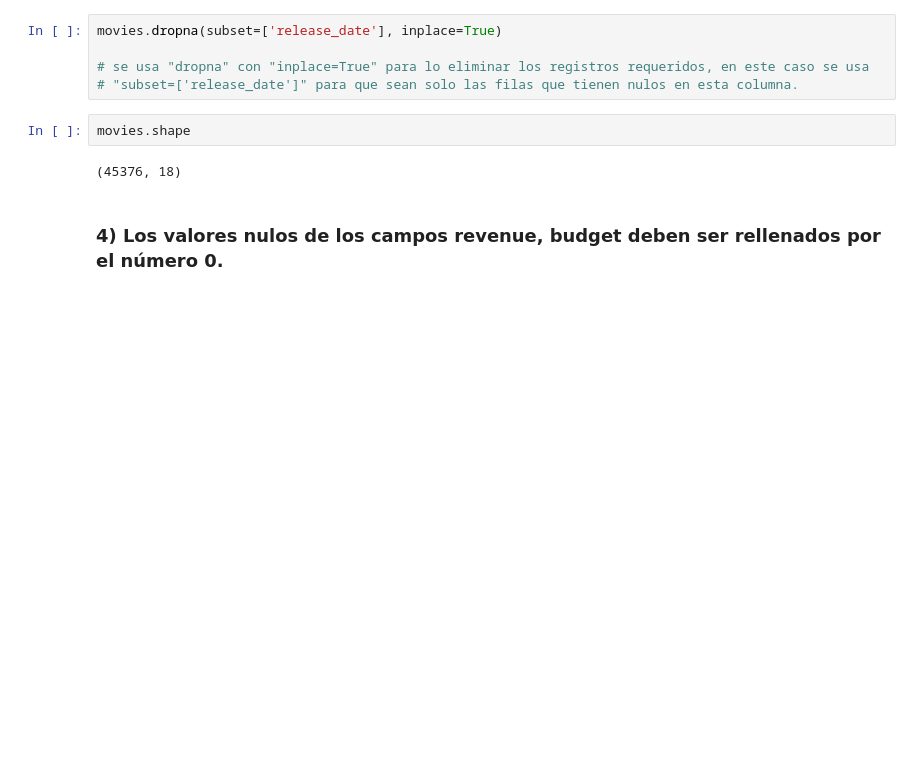
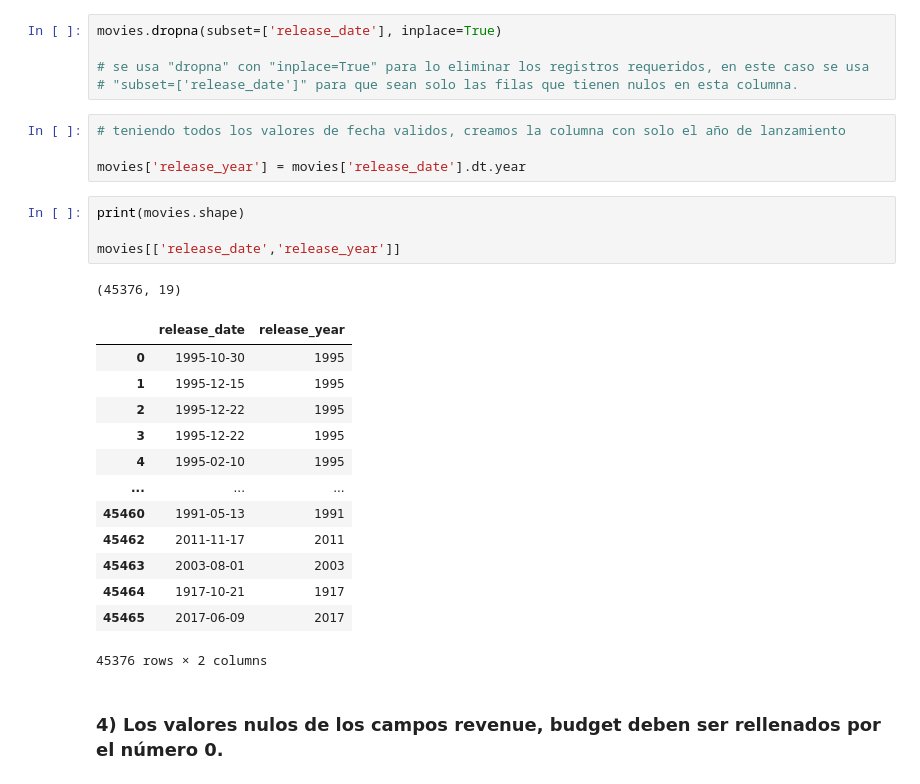
Before and after one commit to Samuel-R-021/Henry-PI01, a Jupyter notebook: Transformaciones.ipynb, the cells around one changed output. Saved outputs shown, nothing was run; the diff lists cells and outputs as text; blank space fills up the shorter version.

```diff
--- a/Transformaciones.ipynb
+++ b/Transformaciones.ipynb
@@ -45,10 +45,29 @@ movies.dropna(subset=['release_date'], inplace=True)
 
 # se usa "dropna" con "inplace=True" para lo eliminar los registros requeridos, en este caso se usa
 # "subset=['release_date']" para que sean solo las filas que tienen nulos en esta columna.
-# %%
-movies.shape
-# %% [output]
-(45376, 18)
+# %%
+# teniendo todos los valores de fecha validos, creamos la columna con solo el año de lanzamiento
+
+movies['release_year'] = movies['release_date'].dt.year
+# %%
+print(movies.shape)
+
+movies[['release_date','release_year']]
+# %% [output]
+(45376, 19)
+|  | release_date | release_year |
+| 0 | 1995-10-30 | 1995 |
+| 1 | 1995-12-15 | 1995 |
+| 2 | 1995-12-22 | 1995 |
+| 3 | 1995-12-22 | 1995 |
+| 4 | 1995-02-10 | 1995 |
+| ... | ... | ... |
+| 45460 | 1991-05-13 | 1991 |
+| 45462 | 2011-11-17 | 2011 |
+| 45463 | 2003-08-01 | 2003 |
+| 45464 | 1917-10-21 | 1917 |
+| 45465 | 2017-06-09 | 2017 |
+45376 rows × 2 columns
 # %% [markdown]
 ### 4) Los valores nulos de los campos revenue, budget deben ser rellenados por el número 0.
 # %%
```
Also changed, not shown: parts of 6 cells of this notebook, 2 other files.
